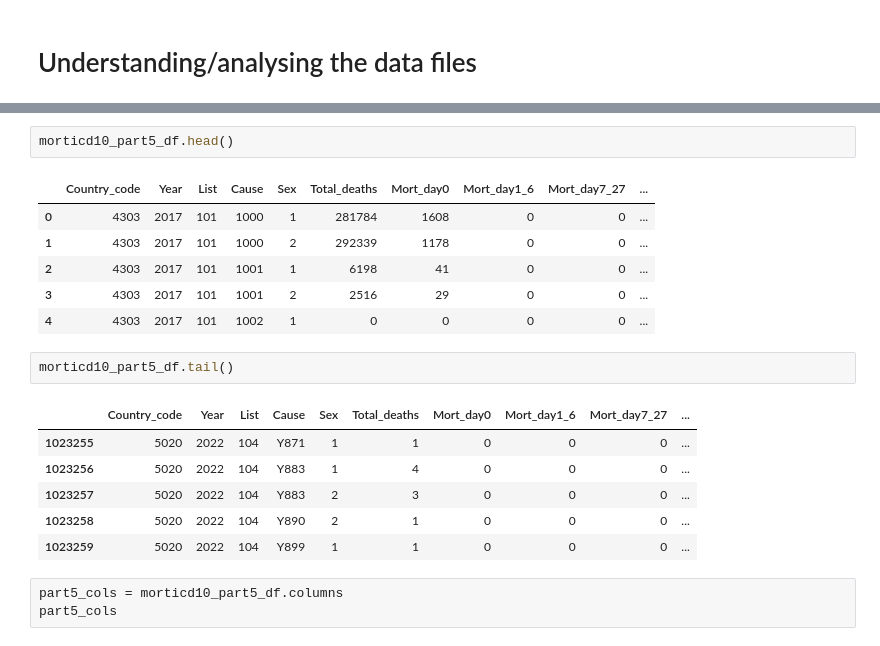
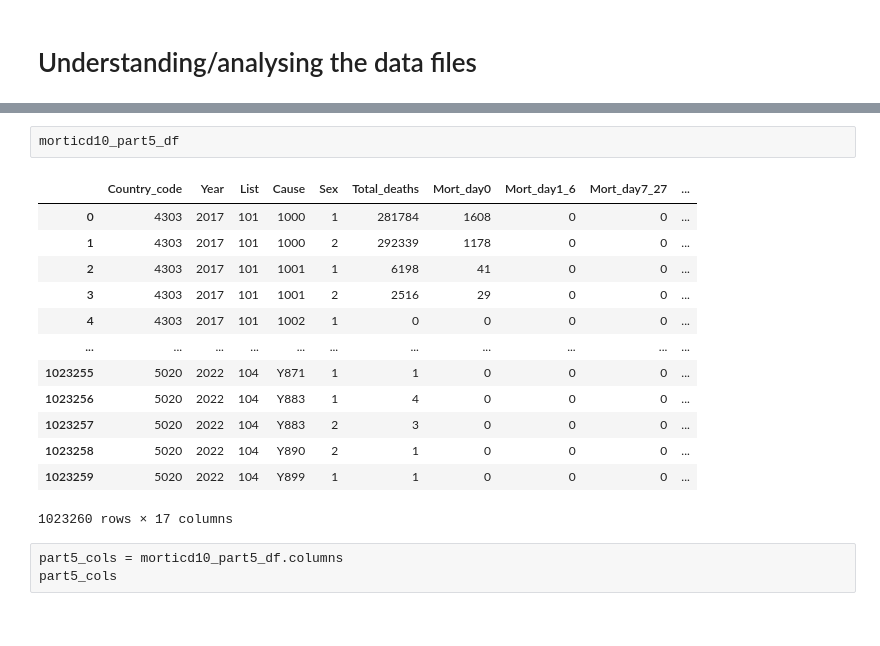
Before and after one commit to feLLpe04/Project3, a Jupyter notebook: Interactive_maps_2013_2022.ipynb, the cells around one changed output, grey strips where cells are left out. Cells and saved outputs as stored; diff of their text form.

```diff
--- a/Interactive_maps_2013_2022.ipynb
+++ b/Interactive_maps_2013_2022.ipynb
@@ -63,21 +68,19 @@ morticd10_part4_df.tail()
 # %%
-morticd10_part5_df.head()
+morticd10_part5_df
 # %% [output]
 |  | Country_code | Year | List | Cause | Sex | Total_deaths | Mort_day0 | Mort_day1_6 | Mort_day7_27 | ... |
 | 0 | 4303 | 2017 | 101 | 1000 | 1 | 281784 | 1608 | 0 | 0 | ... |
 | 1 | 4303 | 2017 | 101 | 1000 | 2 | 292339 | 1178 | 0 | 0 | ... |
 | 2 | 4303 | 2017 | 101 | 1001 | 1 | 6198 | 41 | 0 | 0 | ... |
 | 3 | 4303 | 2017 | 101 | 1001 | 2 | 2516 | 29 | 0 | 0 | ... |
 | 4 | 4303 | 2017 | 101 | 1002 | 1 | 0 | 0 | 0 | 0 | ... |
+| ... | ... | ... | ... | ... | ... | ... | ... | ... | ... | ... |
+| 1023255 | 5020 | 2022 | 104 | Y871 | 1 | 1 | 0 | 0 | 0 | ... |
+| 1023256 | 5020 | 2022 | 104 | Y883 | 1 | 4 | 0 | 0 | 0 | ... |
+| 1023257 | 5020 | 2022 | 104 | Y883 | 2 | 3 | 0 | 0 | 0 | ... |
+| 1023258 | 5020 | 2022 | 104 | Y890 | 2 | 1 | 0 | 0 | 0 | ... |
+| 1023259 | 5020 | 2022 | 104 | Y899 | 1 | 1 | 0 | 0 | 0 | ... |
+1023260 rows × 17 columns
-# %%
-morticd10_part5_df.tail()
-# %% [output]
-|  | Country_code | Year | List | Cause | Sex | Total_deaths | Mort_day0 | Mort_day1_6 | Mort_day7_27 | ... |
-| 1023255 | 5020 | 2022 | 104 | Y871 | 1 | 1 | 0 | 0 | 0 | ... |
-| 1023256 | 5020 | 2022 | 104 | Y883 | 1 | 4 | 0 | 0 | 0 | ... |
-| 1023257 | 5020 | 2022 | 104 | Y883 | 2 | 3 | 0 | 0 | 0 | ... |
-| 1023258 | 5020 | 2022 | 104 | Y890 | 2 | 1 | 0 | 0 | 0 | ... |
-| 1023259 | 5020 | 2022 | 104 | Y899 | 1 | 1 | 0 | 0 | 0 | ... |
 # %%
 part5_cols = morticd10_part5_df.columns
 part5_cols
```
Also changed, not shown: parts of 6 cells of this notebook, 9 other files.
